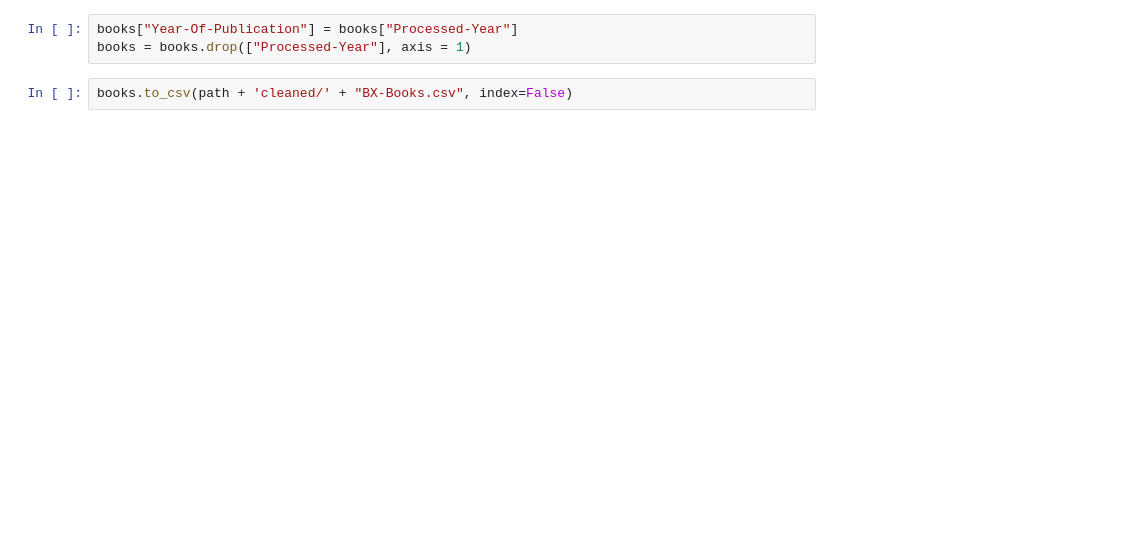
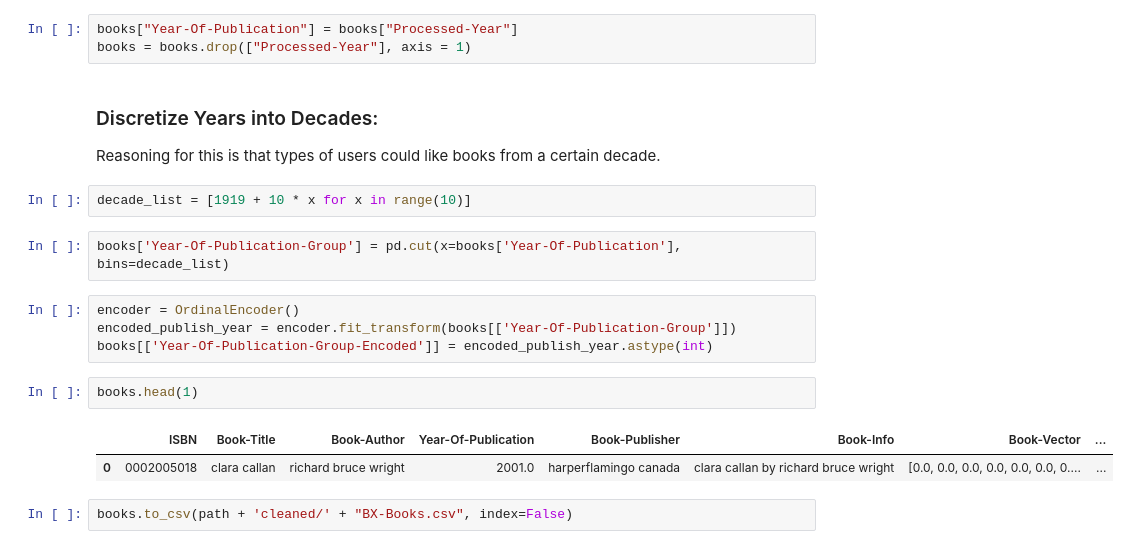
Before and after one commit to caseynator123/EDP_assigment2, a Jupyter notebook: preprocessing/preprocessing_books.ipynb, the cells around one changed output. Saved outputs shown, nothing was run; the diff lists cells and outputs as text; blank space fills up the shorter version.

```diff
--- a/preprocessing/preprocessing_books.ipynb
+++ b/preprocessing/preprocessing_books.ipynb
@@ -299,5 +301,21 @@ Number of years imputated by grouping All Data: 19
 # %%
 books["Year-Of-Publication"] = books["Processed-Year"]
 books = books.drop(["Processed-Year"], axis = 1)
+# %% [markdown]
+### Discretize Years into Decades:
+Reasoning for this is that types of users could like books from a certain decade.
+# %%
+decade_list = [1919 + 10 * x for x in range(10)]
+# %%
+books['Year-Of-Publication-Group'] = pd.cut(x=books['Year-Of-Publication'], bins=decade_list)
+# %%
+encoder = OrdinalEncoder()
+encoded_publish_year = encoder.fit_transform(books[['Year-Of-Publication-Group']])
+books[['Year-Of-Publication-Group-Encoded']] = encoded_publish_year.astype(int)
+# %%
+books.head(1)
+# %% [output]
+|  | ISBN | Book-Title | Book-Author | Year-Of-Publication | Book-Publisher | Book-Info | Book-Vector | ... |
+| 0 | 0002005018 | clara callan | richard bruce wright | 2001.0 | harperflamingo canada | clara callan by richard bruce wright | [0.0, 0.0, 0.0, 0.0, 0.0, 0.0, 0.... | ... |
 # %%
 books.to_csv(path + 'cleaned/' + "BX-Books.csv", index=False)
```
Also changed, not shown: parts of 4 cells of this notebook, 2 other files.
